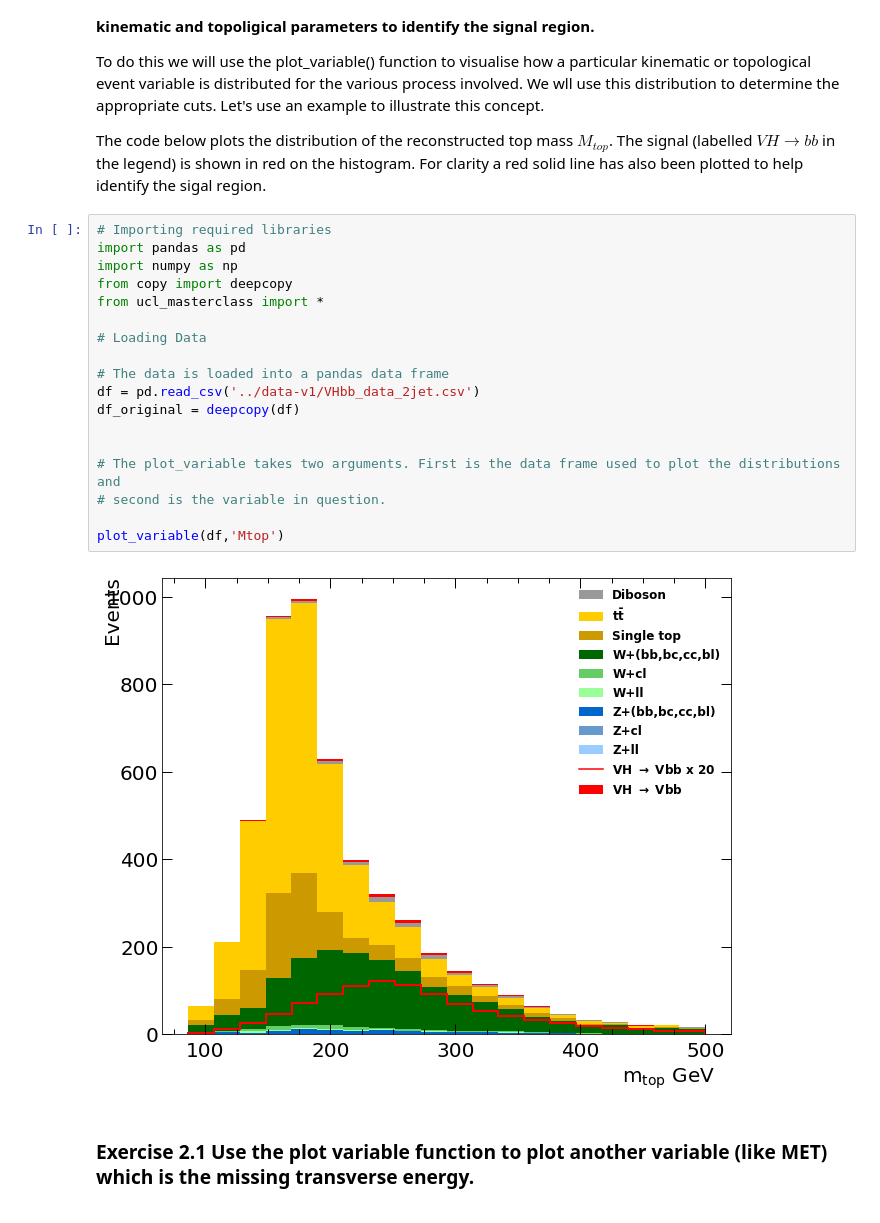
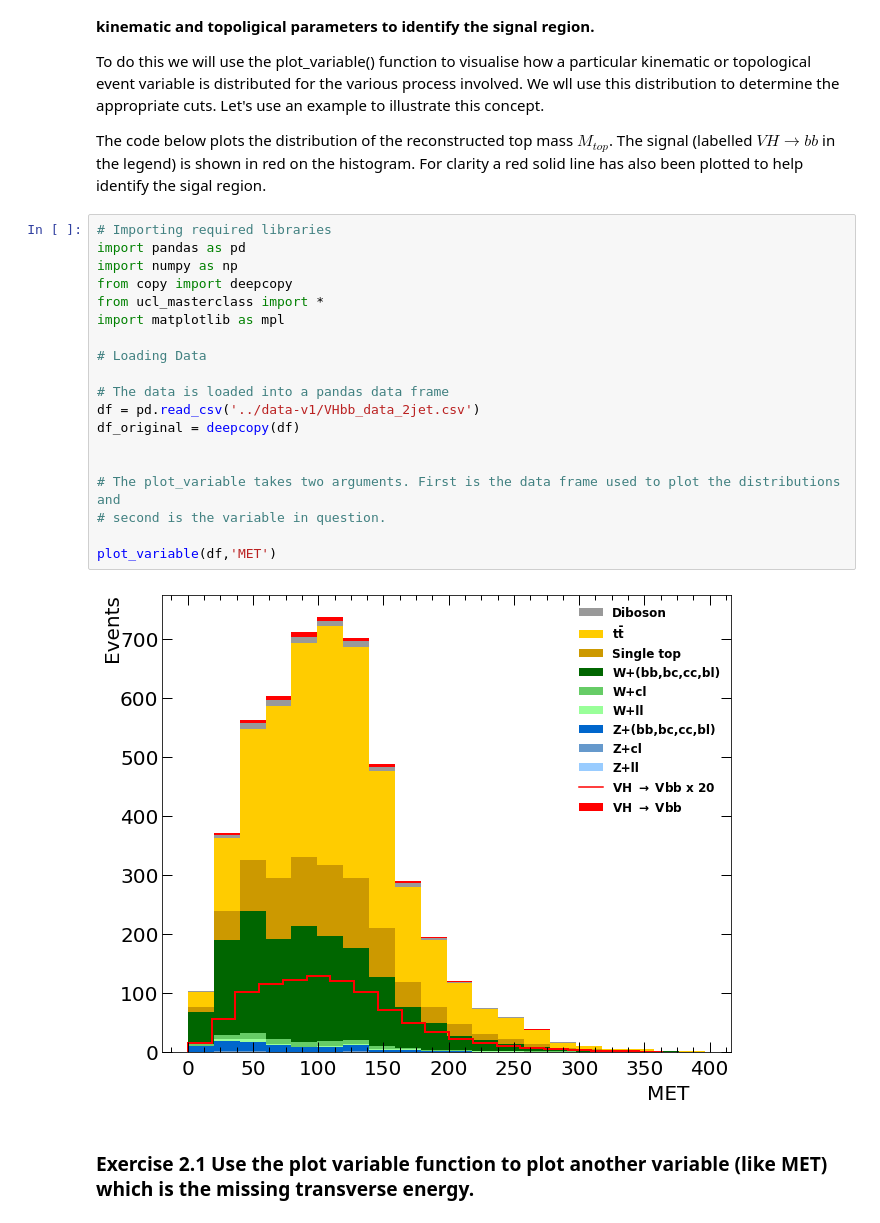
Before and after one commit to nikitapond/in2HEP, a Jupyter notebook: notebooks/ATLAS Cut Based.ipynb, the cells around one changed output. Cells and saved outputs as stored; diff of their text form.

```diff
--- a/notebooks/ATLAS Cut Based.ipynb
+++ b/notebooks/ATLAS Cut Based.ipynb
@@ -79,23 +79,24 @@ The code below plots the distribution of the reconstructed top mass $M_{top}$. T
 # %%
 # Importing required libraries
 import pandas as pd
 import numpy as np
 from copy import deepcopy
 from ucl_masterclass import *
+import matplotlib as mpl
 
 # Loading Data
 
 # The data is loaded into a pandas data frame
 df = pd.read_csv('../data-v1/VHbb_data_2jet.csv')
 df_original = deepcopy(df)
 
 
 # The plot_variable takes two arguments. First is the data frame used to plot the distributions and
 # second is the variable in question.
 
-plot_variable(df,'Mtop')
+plot_variable(df,'MET')
 # %% [output]
-[figure, old version]
+[figure, new version]
 # %% [markdown]
 ### Exercise 2.1 Use the plot variable function to plot another variable (like MET) which is the missing transverse energy.
 # %%
```
Also changed, not shown: parts of 6 cells of this notebook, 3 other files.
